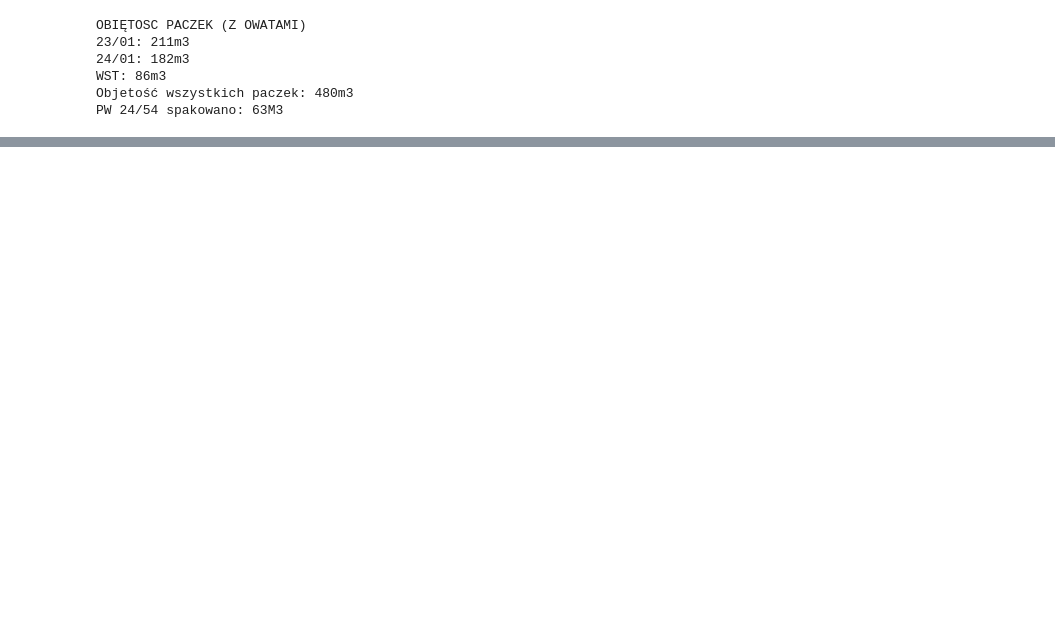
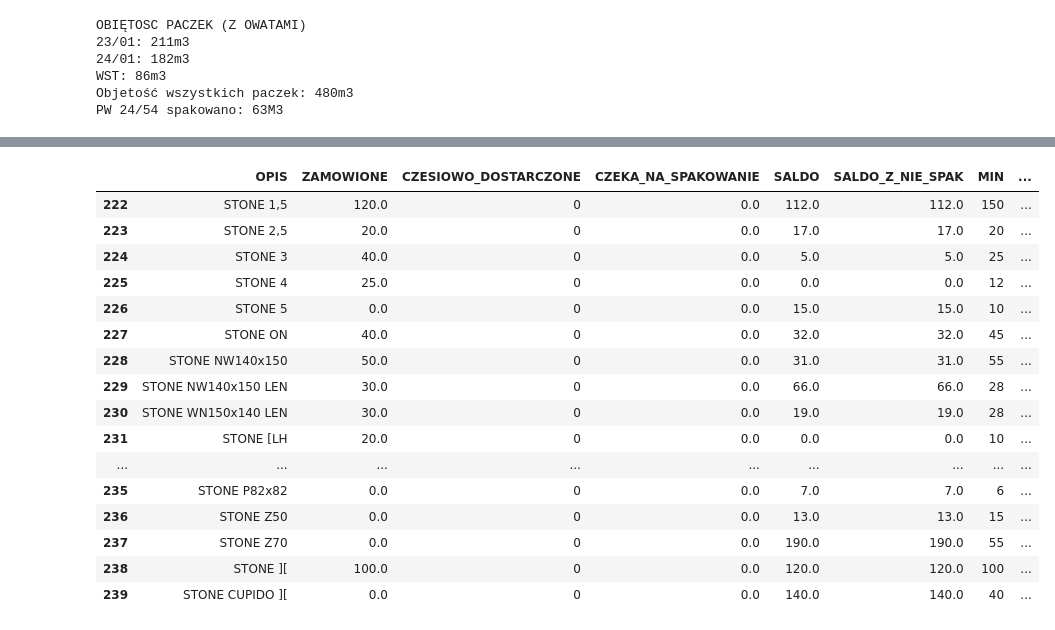
Before and after one commit to Mogarthron/Magazynier, a Jupyter notebook: ANALIZA_PIANEK.ipynb, the cells around one changed output, grey strips where cells are left out. Saved outputs shown, nothing was run; the diff lists cells and outputs as text; code cells hidden in the pictures; blank space fills up the shorter version.

```diff
--- a/ANALIZA_PIANEK.ipynb
+++ b/ANALIZA_PIANEK.ipynb
@@ -94,5 +132,23 @@ arp.Tabela_podsumowania_analizy.query("GRUPA == 4")
 # %%
-arp["AVANT"].ar
+arp["STONE"].ar
+# %% [output]
+|  | OPIS | ZAMOWIONE | CZESIOWO_DOSTARCZONE | CZEKA_NA_SPAKOWANIE | SALDO | SALDO_Z_NIE_SPAK | MIN | ... |
+| 222 | STONE 1,5 | 120.0 | 0 | 0.0 | 112.0 | 112.0 | 150 | ... |
+| 223 | STONE 2,5 | 20.0 | 0 | 0.0 | 17.0 | 17.0 | 20 | ... |
+| 224 | STONE 3 | 40.0 | 0 | 0.0 | 5.0 | 5.0 | 25 | ... |
+| 225 | STONE 4 | 25.0 | 0 | 0.0 | 0.0 | 0.0 | 12 | ... |
+| 226 | STONE 5 | 0.0 | 0 | 0.0 | 15.0 | 15.0 | 10 | ... |
+| 227 | STONE ON | 40.0 | 0 | 0.0 | 32.0 | 32.0 | 45 | ... |
+| 228 | STONE NW140x150 | 50.0 | 0 | 0.0 | 31.0 | 31.0 | 55 | ... |
+| 229 | STONE NW140x150 LEN | 30.0 | 0 | 0.0 | 66.0 | 66.0 | 28 | ... |
+| 230 | STONE WN150x140 LEN | 30.0 | 0 | 0.0 | 19.0 | 19.0 | 28 | ... |
+| 231 | STONE [LH | 20.0 | 0 | 0.0 | 0.0 | 0.0 | 10 | ... |
+| ... | ... | ... | ... | ... | ... | ... | ... | ... |
+| 235 | STONE P82x82 | 0.0 | 0 | 0.0 | 7.0 | 7.0 | 6 | ... |
+| 236 | STONE Z50 | 0.0 | 0 | 0.0 | 13.0 | 13.0 | 15 | ... |
+| 237 | STONE Z70 | 0.0 | 0 | 0.0 | 190.0 | 190.0 | 55 | ... |
+| 238 | STONE ][ | 100.0 | 0 | 0.0 | 120.0 | 120.0 | 100 | ... |
+| 239 | STONE CUPIDO ][ | 0.0 | 0 | 0.0 | 140.0 | 140.0 | 40 | ... |
 # %%
 "sqlite:///Z:/450. PLANISTA - ZAOPATRZENIE/ARCHIWUM_ANALIZ.db"
 # %%
```
Also changed, not shown: parts of 7 cells of this notebook.
